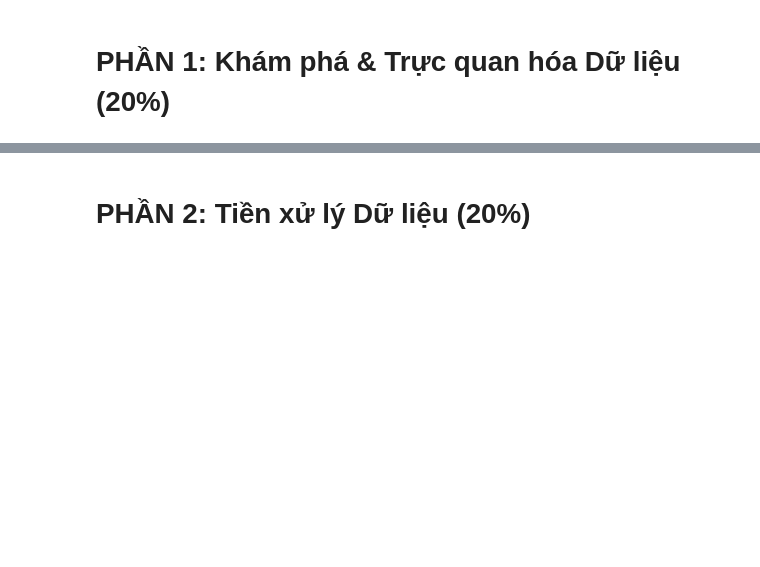
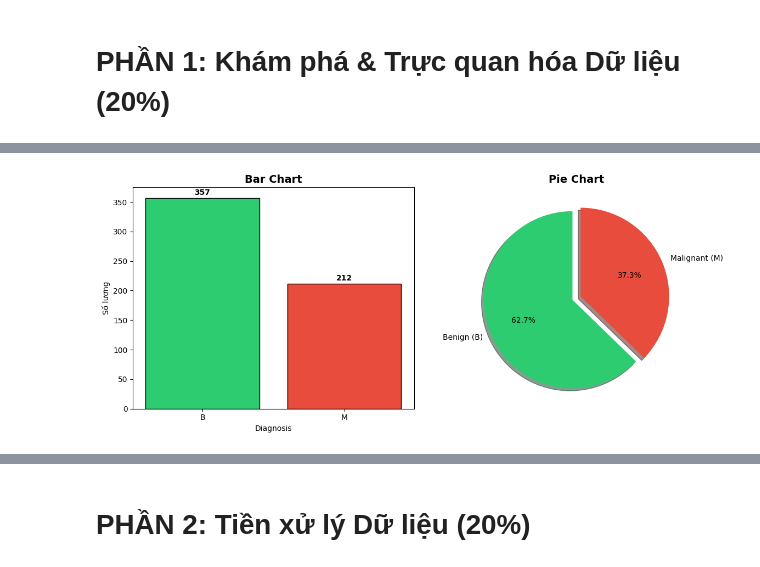
Before and after one commit to Klein1411/Breast-Cancer-Wisconsin---Neural-Network-Classification, a Jupyter notebook: main.ipynb, the cells around one changed output, grey strips where cells are left out. Drawn from its saved outputs; the diff is of its cells as text; code cells hidden in the pictures; blank space fills up the shorter version.

```diff
--- a/main.ipynb
+++ b/main.ipynb
@@ -52,24 +73,23 @@ df.describe().round(3)
 # %%
-# 1.3 Bar chart & Pie chart - Tỷ lệ giữa 2 lớp (Class Imbalance)
 fig, axes = plt.subplots(1, 2, figsize=(12, 5))
 
 colors = ["#2ecc71", "#e74c3c"]
 counts = df["diagnosis"].value_counts()
 
-# Bar chart
 axes[0].bar(counts.index, counts.values, color=colors, edgecolor="black")
-axes[0].set_title("Phân bố lớp (Bar Chart)", fontsize=14, fontweight="bold")
+axes[0].set_title("Bar Chart", fontsize=14, fontweight="bold")
 axes[0].set_xlabel("Diagnosis")
 axes[0].set_ylabel("Số lượng")
 for i, v in enumerate(counts.values):
     axes[0].text(i, v + 5, str(v), ha="center", fontweight="bold")
 
-# Pie chart
 axes[1].pie(counts.values, labels=["Benign (B)", "Malignant (M)"],
            colors=colors, autopct="%1.1f%%", startangle=90,
            explode=(0.05, 0.05), shadow=True)
-axes[1].set_title("Tỷ lệ lớp (Pie Chart)", fontsize=14, fontweight="bold")
+axes[1].set_title("Pie Chart", fontsize=14, fontweight="bold")
 
 plt.tight_layout()
 plt.show()
+# %% [output]
+[figure, added]
 # %%
```
Also changed, not shown: parts of 22 cells of this notebook.
